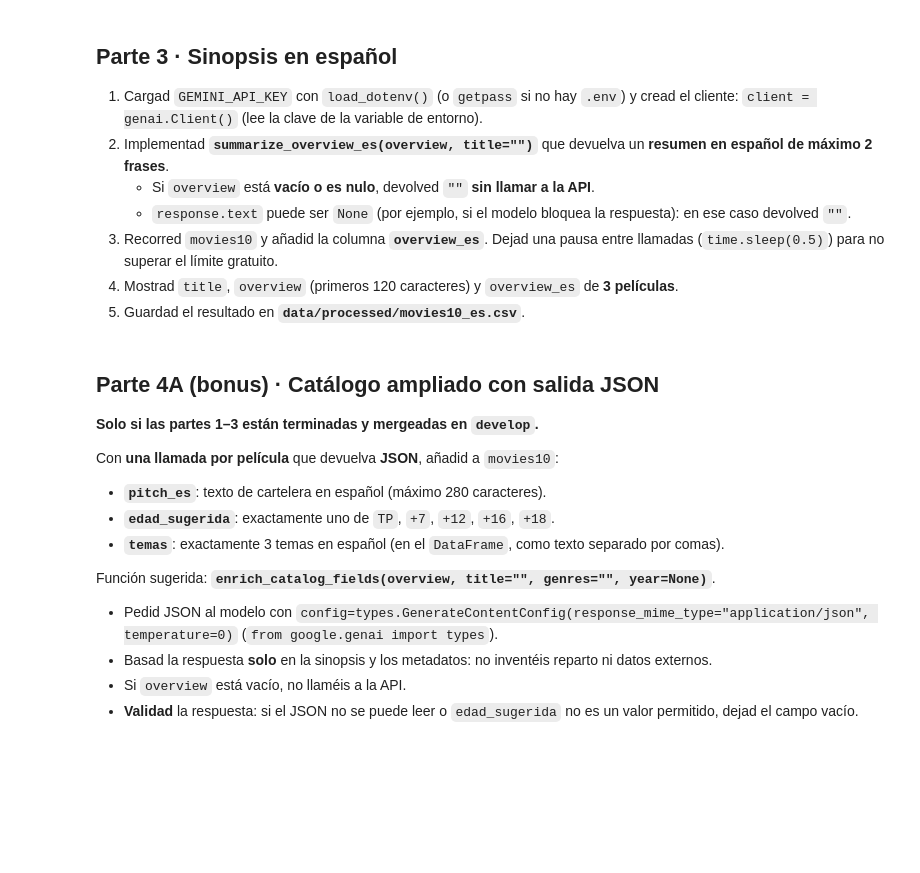
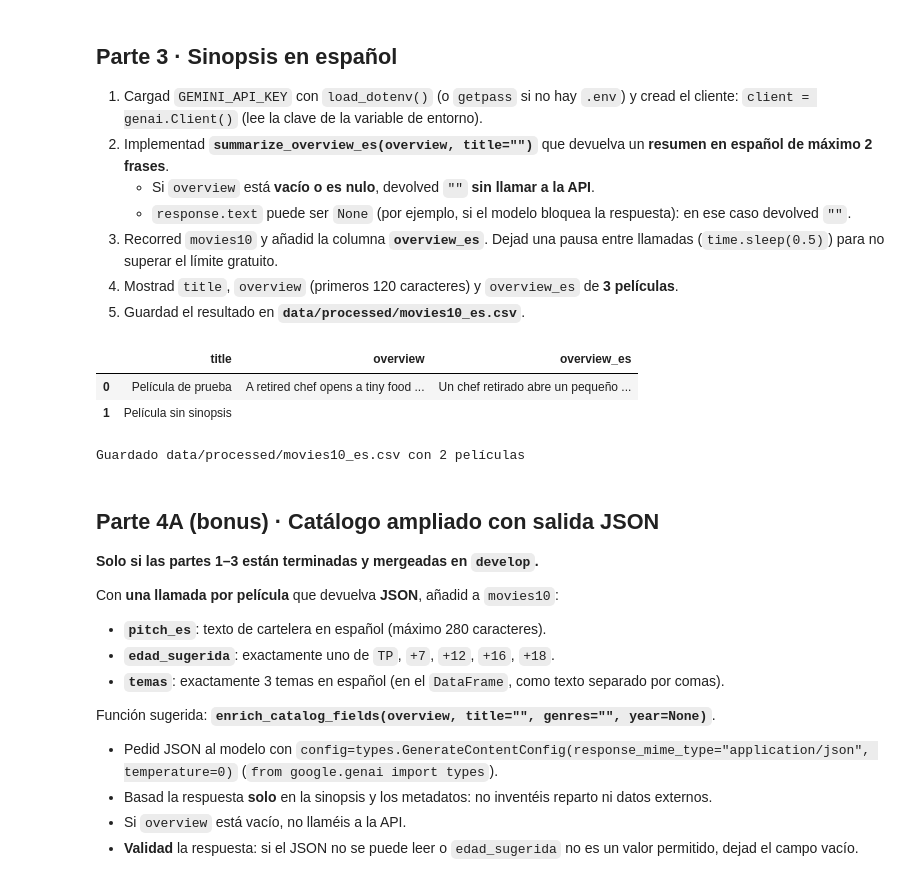
Before and after one commit to Jurovlo/tc-catalogo-peliculas, a Jupyter notebook: 04_gemini.ipynb, the cells around one changed output. Cells and saved outputs as stored; diff of their text form; code cells hidden in the pictures; blank space fills up the shorter version.

Commit message:
feat: summarize_overview_es con Gemini (datos de prueba)

```diff
--- a/04_gemini.ipynb
+++ b/04_gemini.ipynb
@@ -64,8 +69,78 @@ movies10[["title", "overview"]]
 # %%
 # --- Parte 3: overview → overview_es con Gemini ---
 # pip install google-genai python-dotenv
+import os
+import time
+from getpass import getpass
+
+from dotenv import load_dotenv
+from google import genai
+
+# 1) Clave: se lee del .env (nunca escrita en el notebook ni impresa por pantalla)
+load_dotenv()
+if not os.getenv("GEMINI_API_KEY"):
+    os.environ["GEMINI_API_KEY"] = getpass("GEMINI_API_KEY: ")  # entrada oculta, solo esta sesión
+
+client = genai.Client()  # lee GEMINI_API_KEY del entorno
+
+# 2) Modelo en una sola constante: si Google lo retira, solo se cambia aquí
+MODEL = "gemini-3.5-flash-lite"
+
+
+def summarize_overview_es(overview, title: str = "") -> str:
+    """Resume en español, en máximo 2 frases, la sinopsis en inglés de una película.
+
+    Args:
+        overview: sinopsis original (inglés) de TMDB. Puede ser vacía o nula.
+        title: título de la película, se pasa como contexto al modelo.
+
+    Returns:
+        El resumen en español, o "" si no hay sinopsis, si el modelo no
+        devuelve texto o si la llamada a la API falla.
+    """
+    # Sin sinopsis no hay nada que resumir: no gastamos una llamada a la API
+    if pd.isna(overview) or not str(overview).strip():
+        return ""
+
+    prompt = (
+        f"Película: {title}\n"
+        f"Sinopsis original: {overview}\n\n"
+        "Resume esta sinopsis en español en máximo 2 frases. "
+        "Devuelve solo el resumen, sin introducciones ni comillas. "
+        "No añadas información que no aparezca en la sinopsis."
+    )
+    try:
+        resp = client.models.generate_content(model=MODEL, contents=prompt)
+    except Exception as e:  # 404 de modelo, límite de uso, red...
+        print(f"⚠️ Error con '{title}': {e}")
+        return ""
+    # resp.text puede ser None (p. ej. si el modelo bloquea la respuesta)
+    return (resp.text or "").strip()
+
+
+# 3) Recorrer las películas con una pausa entre llamadas (límite gratuito)
+resumenes = []
+for _, row in movies10.iterrows():
+    resumenes.append(summarize_overview_es(row["overview"], row["title"]))
+    time.sleep(0.5)
+movies10["overview_es"] = resumenes
+
+# 4) Mostrar 3 películas: título, overview recortado y overview_es
+muestra = movies10[["title", "overview", "overview_es"]].head(3).copy()
+muestra["overview"] = muestra["overview"].str[:120]
+muestra
+# %% [output]
+|  | title | overview | overview_es |
+| 0 | Película de prueba | A retired chef opens a tiny food ... | Un chef retirado abre un pequeño ... |
+| 1 | Película sin sinopsis |  |  |
 # %%
 # --- Guardar movies10_es.csv ---
+out_path = DATA / "processed" / "movies10_es.csv"
+out_path.parent.mkdir(parents=True, exist_ok=True)
+movies10.to_csv(out_path, index=False)
+print(f"Guardado {out_path} con {len(movies10)} películas")
+# %% [output]
+Guardado data/processed/movies10_es.csv con 2 películas
 # %% [markdown]
 ## Parte 4A (bonus) · Catálogo ampliado con salida JSON
 
```
Also changed, not shown: parts of 1 cell of this notebook, 1 other file.
